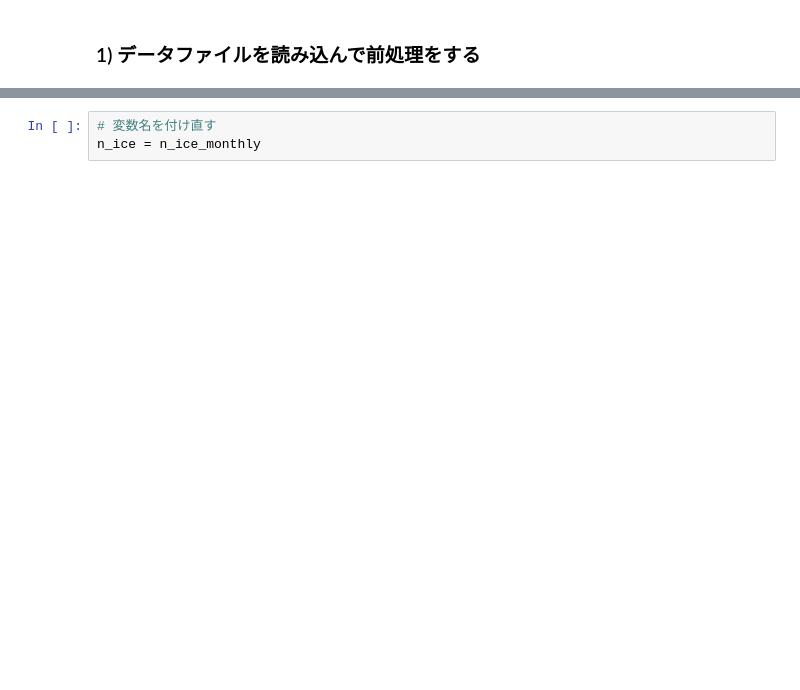
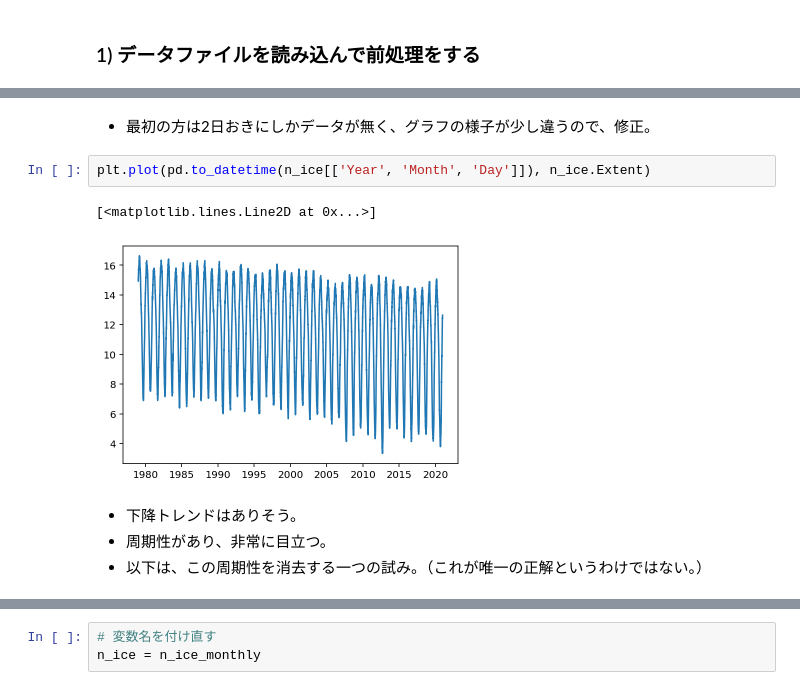
Before and after one commit to yfukui47/course2021-sml, a Jupyter notebook: 06_linear_regression_1.ipynb, the cells around one changed output, grey strips where cells are left out. Drawn from its saved outputs; the diff is of its cells as text; blank space fills up the shorter version.

```diff
--- a/06_linear_regression_1.ipynb
+++ b/06_linear_regression_1.ipynb
@@ -108,0 +217,11 @@ n_ice_monthly.head()
+# %% [markdown]
+* 最初の方は2日おきにしかデータが無く、グラフの様子が少し違うので、修正。
+# %%
+plt.plot(pd.to_datetime(n_ice[['Year', 'Month', 'Day']]), n_ice.Extent)
+# %% [output]
+[<matplotlib.lines.Line2D at 0x...>]
+[figure, added]
+# %% [markdown]
+* 下降トレンドはありそう。
+* 周期性があり、非常に目立つ。
+ * 以下は、この周期性を消去する一つの試み。（これが唯一の正解というわけではない。）
```
Also changed, not shown: parts of 116 cells of this notebook.
